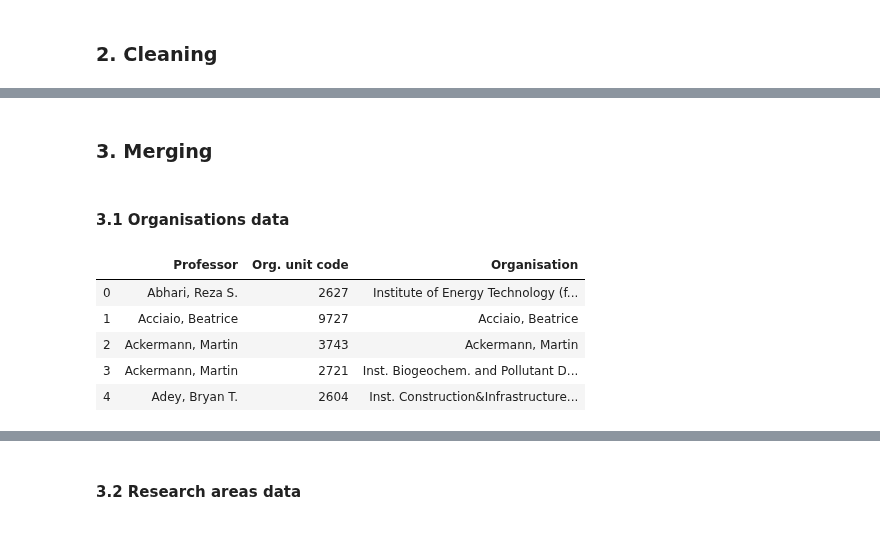
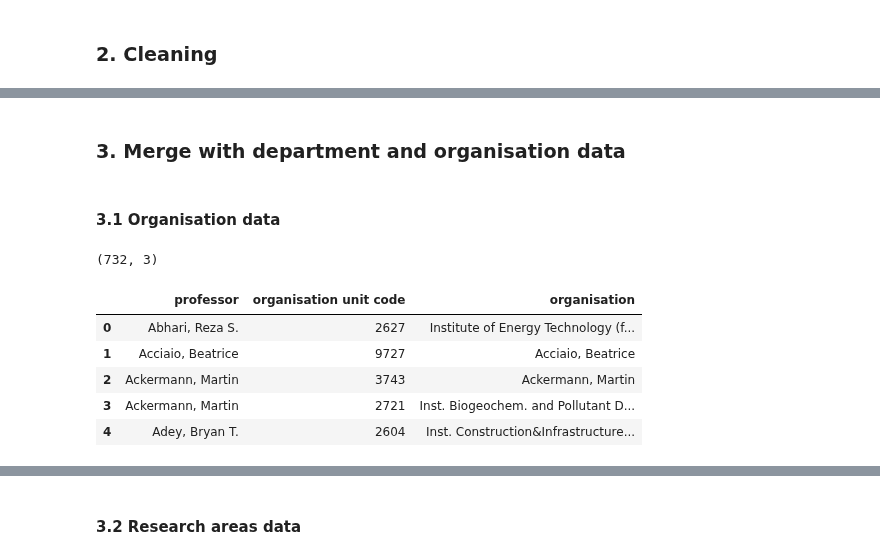
Before and after one commit to GiuliaLanzillotta/ETH_SEARCH, a Jupyter notebook: Data import.ipynb, the cells around one changed output, grey strips where cells are left out. Cells and saved outputs as stored; diff of their text form; code cells hidden in the pictures.

```diff
--- a/Data import.ipynb
+++ b/Data import.ipynb
@@ -135,16 +141,20 @@ Missing values after:  8
+# %% [markdown]
+### 3. Merge with department and organisation data
 # %% [markdown]
-### 3. Merging
+#### 3.1 Organisation data
-# %% [markdown]
-#### 3.1 Organisations data
 # %%
 pl = pd.read_excel("ETH Professor list.xlsx")
 # %%
 # create professor column and keep only the relevant columns
+
 pl["Professor"] = pl["Name"] + ", " + pl["First name"]
 pl = pl[["Professor", "Org. unit code", "Organisation"]]
+pl.columns = ["professor", "organisation unit code", "organisation"]
+print(pl.shape)
 pl.head()
 # %% [output]
+(732, 3)
-|  | Professor | Org. unit code | Organisation |
+|  | professor | organisation unit code | organisation |
 | 0 | Abhari, Reza S. | 2627 | Institute of Energy Technology (f... |
 | 1 | Acciaio, Beatrice | 9727 | Acciaio, Beatrice |
 | 2 | Ackermann, Martin | 3743 | Ackermann, Martin |
```
Also changed, not shown: parts of 108 cells of this notebook, 3 other files.
